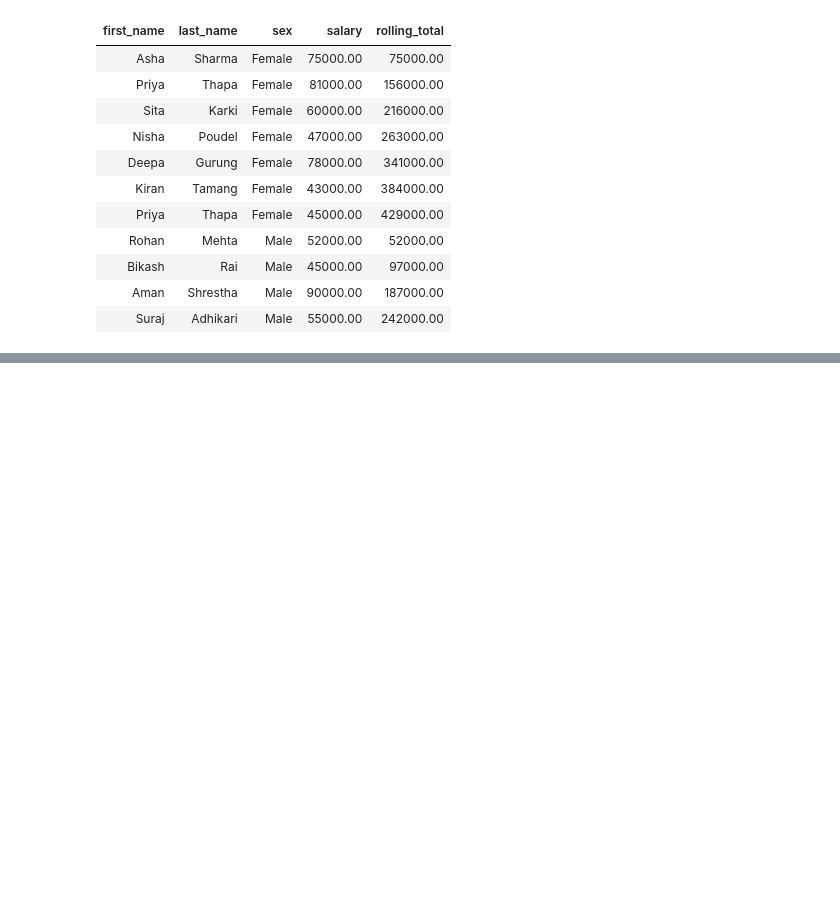
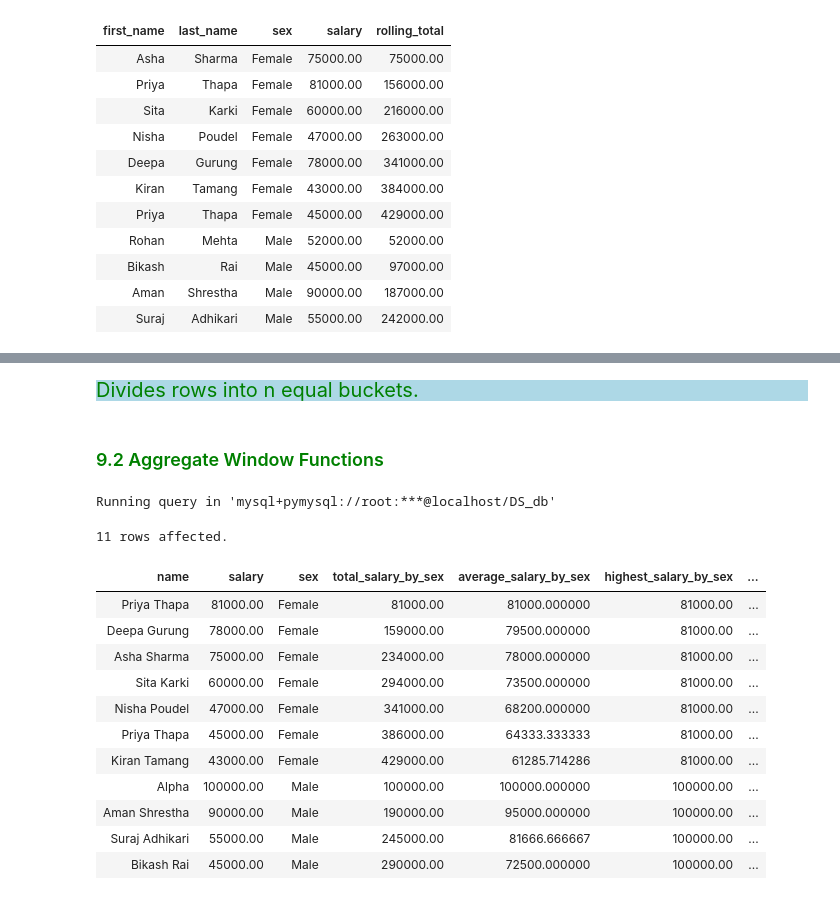
Before and after one commit to Kartika-Nidhi/SQLNotes, a Jupyter notebook: SQLNotes.ipynb, the cells around one changed output, grey strips where cells are left out. Drawn from its saved outputs; the diff is of its cells as text; code cells hidden in the pictures; blank space fills up the shorter version.

Commit message:
Window functions completed

```diff
--- a/SQLNotes.ipynb
+++ b/SQLNotes.ipynb
@@ -1325,0 +1385,29 @@ Running query in 'mysql+pymysql://root:***@localhost/DS_db'
+# %% [markdown]
+<div style = "background-color:lightblue; color:green; font-size:20px; text-align:justify">Divides rows into n equal buckets.
+# %% [markdown]
+<h3 style = "color:green">9.2 Aggregate Window Functions
+# %%
+%%sql
+
+SELECT name, salary, sex,
+    SUM(salary) OVER(PARTITION BY sex ORDER BY salary DESC) AS total_salary_by_sex,
+    AVG(salary) OVER(PARTITION BY sex ORDER BY salary DESC) AS average_salary_by_sex,
+    MAX(salary) OVER(PARTITION BY sex ORDER BY salary DESC) AS highest_salary_by_sex,
+    MIN(salary) OVER(PARTITION BY sex ORDER BY salary DESC) AS lowest_salary_by_sex,
+    COUNT(*) OVER(PARTITION BY sex ORDER BY salary DESC) AS total_employees_by_sex
+FROM employees;
+# %% [output]
+Running query in 'mysql+pymysql://root:***@localhost/DS_db'
+11 rows affected.
+| name | salary | sex | total_salary_by_sex | average_salary_by_sex | highest_salary_by_sex | ... |
+| Priya Thapa | 81000.00 | Female | 81000.00 | 81000.000000 | 81000.00 | ... |
+| Deepa Gurung | 78000.00 | Female | 159000.00 | 79500.000000 | 81000.00 | ... |
+| Asha Sharma | 75000.00 | Female | 234000.00 | 78000.000000 | 81000.00 | ... |
+| Sita Karki | 60000.00 | Female | 294000.00 | 73500.000000 | 81000.00 | ... |
+| Nisha Poudel | 47000.00 | Female | 341000.00 | 68200.000000 | 81000.00 | ... |
+| Priya Thapa | 45000.00 | Female | 386000.00 | 64333.333333 | 81000.00 | ... |
+| Kiran Tamang | 43000.00 | Female | 429000.00 | 61285.714286 | 81000.00 | ... |
+| Alpha | 100000.00 | Male | 100000.00 | 100000.000000 | 100000.00 | ... |
+| Aman Shrestha | 90000.00 | Male | 190000.00 | 95000.000000 | 100000.00 | ... |
+| Suraj Adhikari | 55000.00 | Male | 245000.00 | 81666.666667 | 100000.00 | ... |
+| Bikash Rai | 45000.00 | Male | 290000.00 | 72500.000000 | 100000.00 | ... |
```
Also changed, not shown: parts of 25 cells of this notebook.
